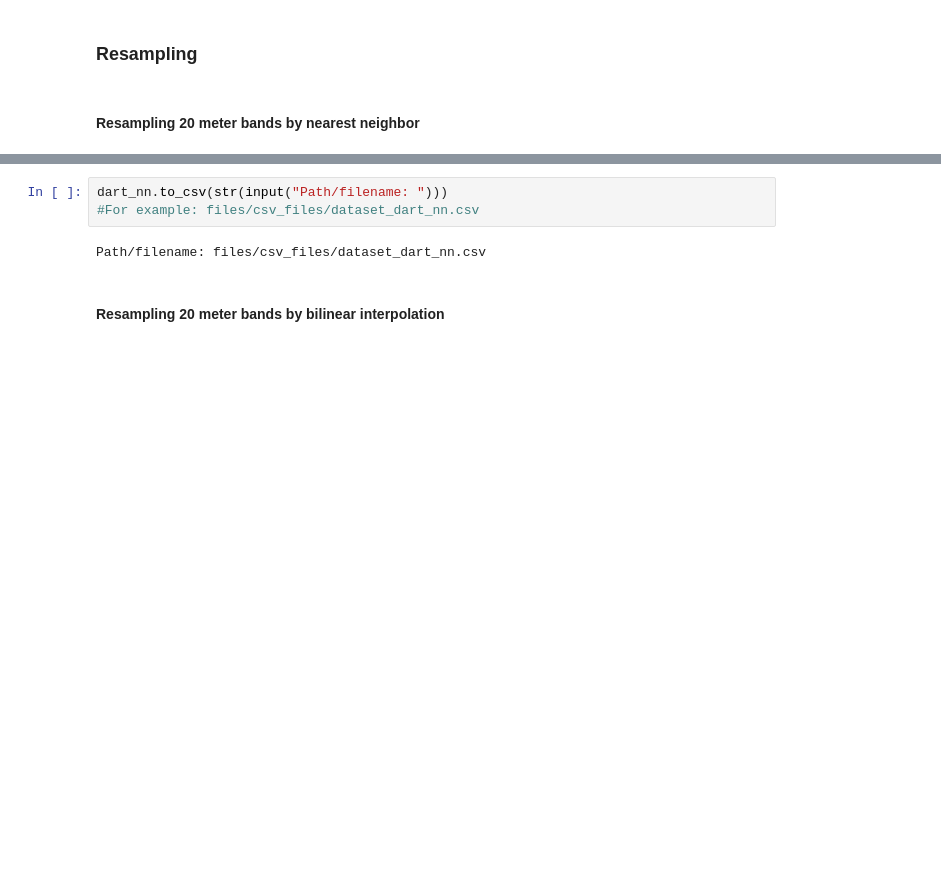
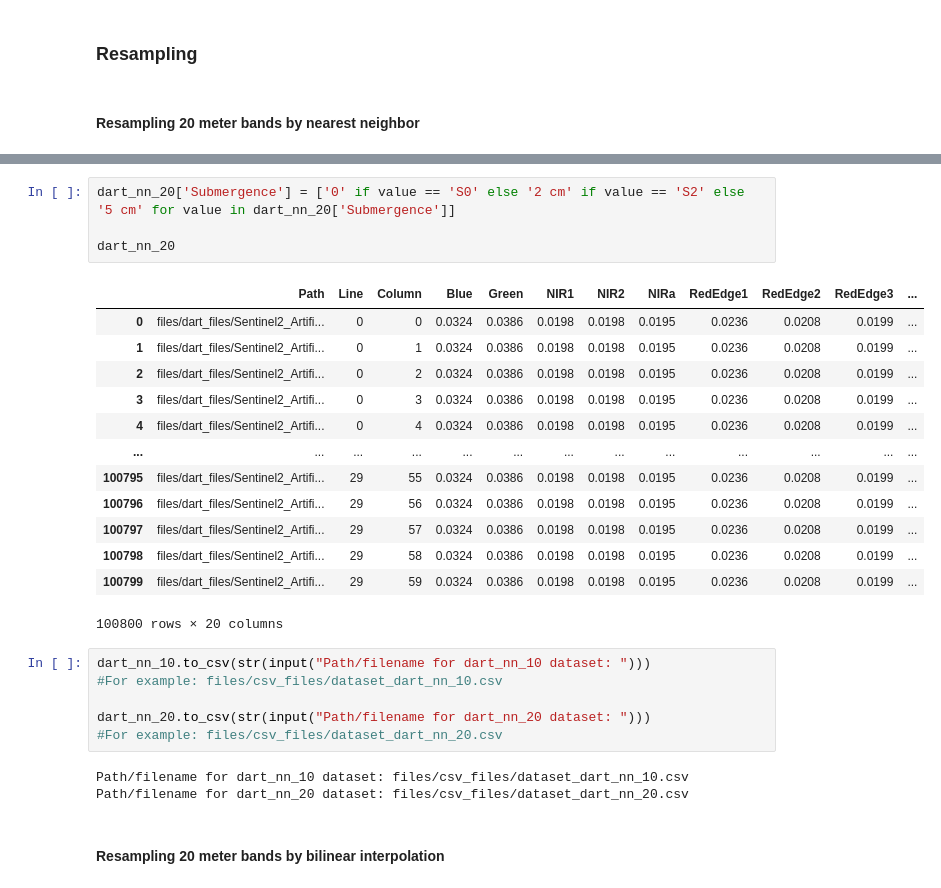
Before and after one commit to ufrgs-rescue/plastic_map, a Jupyter notebook: main.ipynb, the cells around one changed output, grey strips where cells are left out. Saved outputs shown, nothing was run; the diff lists cells and outputs as text; blank space fills up the shorter version.

```diff
--- a/main.ipynb
+++ b/main.ipynb
@@ -133,8 +124,30 @@ dart_nn
+# %%
+dart_nn_20['Submergence'] = ['0' if value == 'S0' else '2 cm' if value == 'S2' else '5 cm' for value in dart_nn_20['Submergence']]
+
+dart_nn_20
+# %% [output]
+|  | Path | Line | Column | Blue | Green | NIR1 | NIR2 | NIRa | RedEdge1 | RedEdge2 | RedEdge3 | ... |
+| 0 | files/dart_files/Sentinel2_Artifi... | 0 | 0 | 0.0324 | 0.0386 | 0.0198 | 0.0198 | 0.0195 | 0.0236 | 0.0208 | 0.0199 | ... |
+| 1 | files/dart_files/Sentinel2_Artifi... | 0 | 1 | 0.0324 | 0.0386 | 0.0198 | 0.0198 | 0.0195 | 0.0236 | 0.0208 | 0.0199 | ... |
+| 2 | files/dart_files/Sentinel2_Artifi... | 0 | 2 | 0.0324 | 0.0386 | 0.0198 | 0.0198 | 0.0195 | 0.0236 | 0.0208 | 0.0199 | ... |
+| 3 | files/dart_files/Sentinel2_Artifi... | 0 | 3 | 0.0324 | 0.0386 | 0.0198 | 0.0198 | 0.0195 | 0.0236 | 0.0208 | 0.0199 | ... |
+| 4 | files/dart_files/Sentinel2_Artifi... | 0 | 4 | 0.0324 | 0.0386 | 0.0198 | 0.0198 | 0.0195 | 0.0236 | 0.0208 | 0.0199 | ... |
+| ... | ... | ... | ... | ... | ... | ... | ... | ... | ... | ... | ... | ... |
+| 100795 | files/dart_files/Sentinel2_Artifi... | 29 | 55 | 0.0324 | 0.0386 | 0.0198 | 0.0198 | 0.0195 | 0.0236 | 0.0208 | 0.0199 | ... |
+| 100796 | files/dart_files/Sentinel2_Artifi... | 29 | 56 | 0.0324 | 0.0386 | 0.0198 | 0.0198 | 0.0195 | 0.0236 | 0.0208 | 0.0199 | ... |
+| 100797 | files/dart_files/Sentinel2_Artifi... | 29 | 57 | 0.0324 | 0.0386 | 0.0198 | 0.0198 | 0.0195 | 0.0236 | 0.0208 | 0.0199 | ... |
+| 100798 | files/dart_files/Sentinel2_Artifi... | 29 | 58 | 0.0324 | 0.0386 | 0.0198 | 0.0198 | 0.0195 | 0.0236 | 0.0208 | 0.0199 | ... |
+| 100799 | files/dart_files/Sentinel2_Artifi... | 29 | 59 | 0.0324 | 0.0386 | 0.0198 | 0.0198 | 0.0195 | 0.0236 | 0.0208 | 0.0199 | ... |
+100800 rows × 20 columns
 # %%
-dart_nn.to_csv(str(input("Path/filename: ")))
-#For example: files/csv_files/dataset_dart_nn.csv
+dart_nn_10.to_csv(str(input("Path/filename for dart_nn_10 dataset: ")))
+#For example: files/csv_files/dataset_dart_nn_10.csv
+
+dart_nn_20.to_csv(str(input("Path/filename for dart_nn_20 dataset: ")))
+#For example: files/csv_files/dataset_dart_nn_20.csv
 # %% [output]
-Path/filename: files/csv_files/dataset_dart_nn.csv
+Path/filename for dart_nn_10 dataset: files/csv_files/dataset_dart_nn_10.csv
+Path/filename for dart_nn_20 dataset: files/csv_files/dataset_dart_nn_20.csv
 # %% [markdown]
 #### Resampling 20 meter bands by bilinear interpolation
 # %%
```
Also changed, not shown: parts of 32 cells of this notebook, 1 other file.
